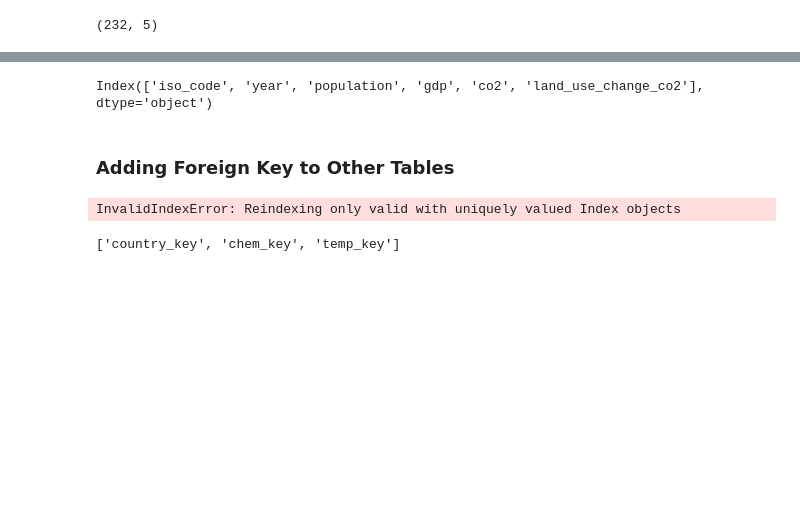
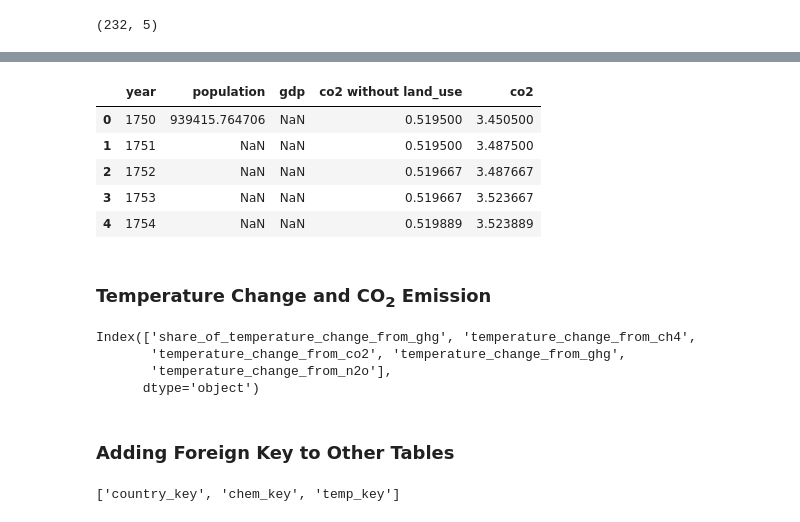
Before and after one commit to bryancastillo10/co2-emissions-analysis, a Jupyter notebook: data-preparation.ipynb, the cells around one changed output, grey strips where cells are left out. Cells and saved outputs as stored; diff of their text form; code cells hidden in the pictures; blank space fills up the shorter version.

```diff
--- a/data-preparation.ipynb
+++ b/data-preparation.ipynb
@@ -106,17 +138,35 @@ KeyError: 'Africa'
+# %%
+# Rename co2 column based on the data definition
+df_demo_yr = df_demo_yr.rename(columns={"co2":"co2 without land_use", \
+    "index":"id"})
+
+# Include land use change for calculations
+df_demo_yr['co2'] = df_demo_yr['co2 without land_use'] + \
+    demographics_df['land_use_change_co2']
+
+# Dropping unnecessary columns
+df_demo_yr = df_demo_yr.drop(['land_use_change_co2'],axis=1).copy()
+df_demo_yr.head()
+# %% [output]
+|  | year | population | gdp | co2 without land_use | co2 |
+| 0 | 1750 | 939415.764706 | NaN | 0.519500 | 3.450500 |
+| 1 | 1751 | NaN | NaN | 0.519500 | 3.487500 |
+| 2 | 1752 | NaN | NaN | 0.519667 | 3.487667 |
+| 3 | 1753 | NaN | NaN | 0.519667 | 3.523667 |
+| 4 | 1754 | NaN | NaN | 0.519889 | 3.523889 |
+# %% [markdown]
+<h3> Temperature Change and CO<sub>2</sub> Emission </h3>
 # %%
-df_demographics.columns
+df_temp.columns
 # df_temp
 # df_chem
 # %% [output]
-Index(['iso_code', 'year', 'population', 'gdp', 'co2', 'land_use_change_co2'], dtype='object')
+Index(['share_of_temperature_change_from_ghg', 'temperature_change_from_ch4',
+       'temperature_change_from_co2', 'temperature_change_from_ghg',
+       'temperature_change_from_n2o'],
+      dtype='object')
 # %% [markdown]
 <h3>Adding Foreign Key to Other Tables</h3>
-# %%
-# Combining those selected data columns
-filtered_df = pd.concat([df_demographics,df_temp,df_chem],axis=1)
-filtered_df.shape
-# %% [output]
-InvalidIndexError: Reindexing only valid with uniquely valued Index objects
 # %%
 
 # Add Chemical Sources Key
```
Also changed, not shown: parts of 5 cells of this notebook, 1 other file.
